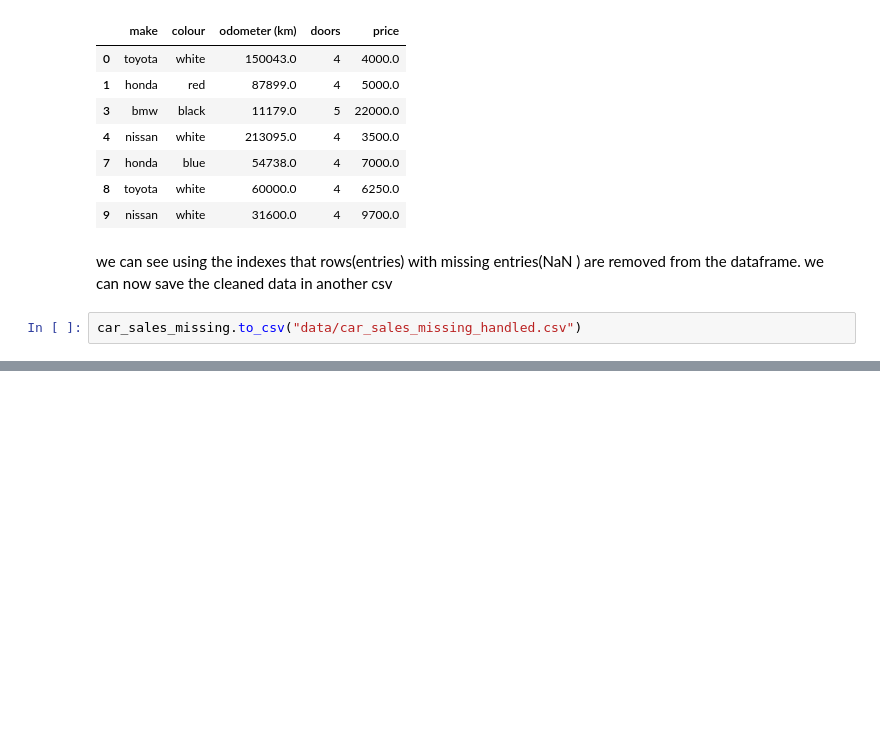
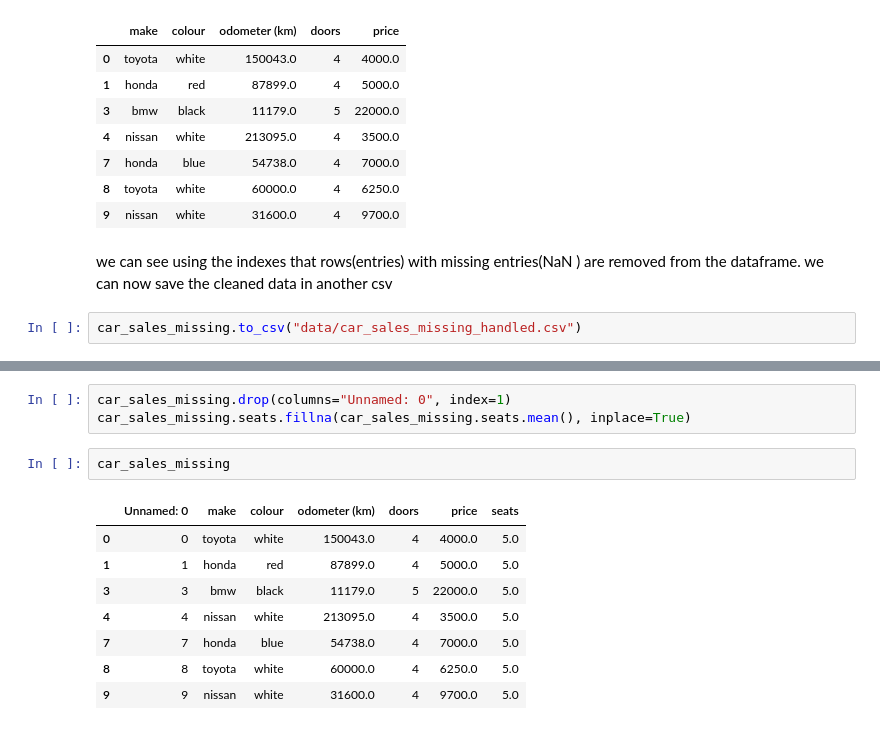
Before and after one commit to chapi1420/data_science, a Jupyter notebook: 2.pandas/1. introduction_to_pandas/pandas_dataManipulation.ipynb, the cells around one changed output, grey strips where cells are left out. Saved outputs shown, nothing was run; the diff lists cells and outputs as text; blank space fills up the shorter version.

```diff
--- a/2.pandas/1. introduction_to_pandas/pandas_dataManipulation.ipynb
+++ b/2.pandas/1. introduction_to_pandas/pandas_dataManipulation.ipynb
@@ -195,0 +212,14 @@ car_sales_missing.to_csv("data/car_sales_missing_handled.csv")
+# %%
+car_sales_missing.drop(columns="Unnamed: 0", index=1)
+car_sales_missing.seats.fillna(car_sales_missing.seats.mean(), inplace=True)
+# %%
+car_sales_missing
+# %% [output]
+|  | Unnamed: 0 | make | colour | odometer (km) | doors | price | seats |
+| 0 | 0 | toyota | white | 150043.0 | 4 | 4000.0 | 5.0 |
+| 1 | 1 | honda | red | 87899.0 | 4 | 5000.0 | 5.0 |
+| 3 | 3 | bmw | black | 11179.0 | 5 | 22000.0 | 5.0 |
+| 4 | 4 | nissan | white | 213095.0 | 4 | 3500.0 | 5.0 |
+| 7 | 7 | honda | blue | 54738.0 | 4 | 7000.0 | 5.0 |
+| 8 | 8 | toyota | white | 60000.0 | 4 | 6250.0 | 5.0 |
+| 9 | 9 | nissan | white | 31600.0 | 4 | 9700.0 | 5.0 |
```
Also changed, not shown: parts of 3 cells of this notebook.
